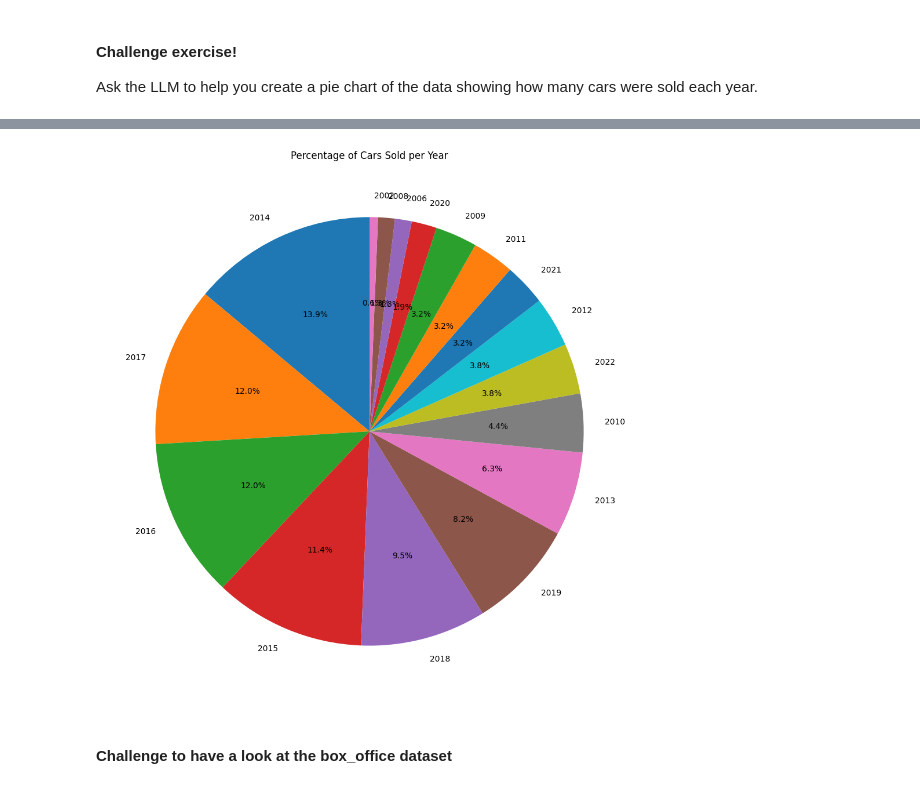
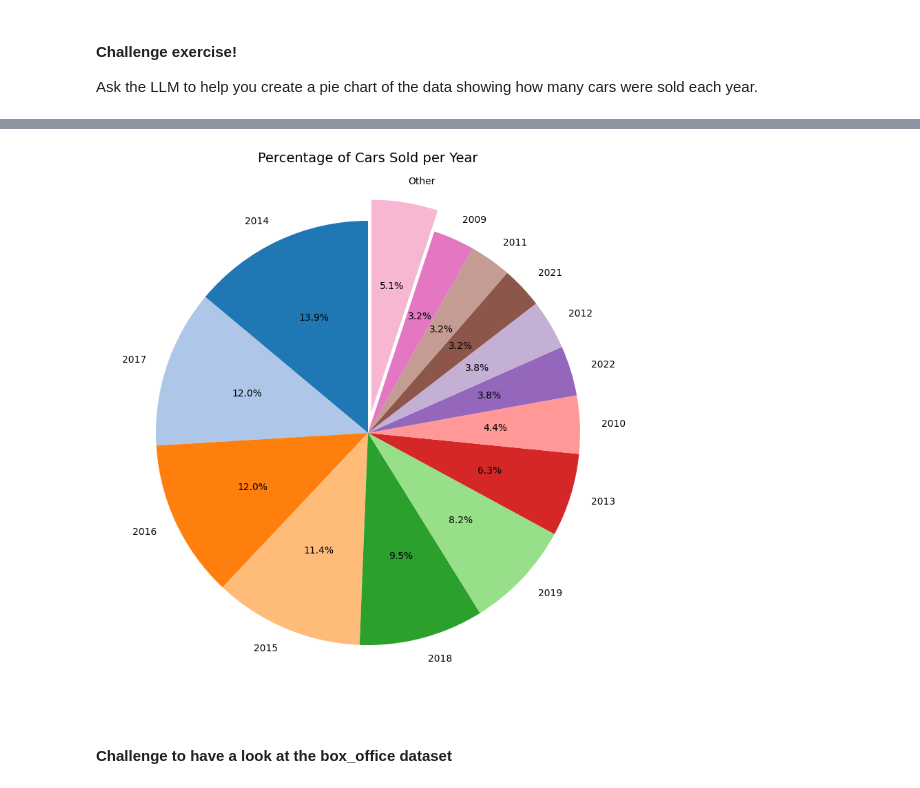
Before and after one commit to 16032022/DeepLearningAI-OpenAI-projects, a Jupyter notebook: AI-Python-Extending-Python-with-Packages-and-API/Using-Third_Party-Packages/Using_third_party_packages.ipynb, the cells around one changed output, grey strips where cells are left out. Cells and saved outputs as stored; diff of their text form; code cells hidden in the pictures.

```diff
--- a/AI-Python-Extending-Python-with-Packages-and-API/Using-Third_Party-Packages/Using_third_party_packages.ipynb
+++ b/AI-Python-Extending-Python-with-Packages-and-API/Using-Third_Party-Packages/Using_third_party_packages.ipynb
@@ -317,17 +288,30 @@ plt.show()
-# %%
-import matplotlib.pyplot as plt
-
-# Count the number of cars per year
-year_counts = data['Year'].value_counts()
-
-# Increase the size of the pie chart
-plt.figure(figsize=(12,12)) #Adjust the figure size (width, height)
-
-# Plot the pie chart
-plt.pie(year_counts, labels=year_counts.index, autopct='%1.1f%%', startangle=90)
-plt.title('Percentage of Cars Sold per Year')
-plt.show()
-# %% [output]
-[figure, removed]
+# %%
+# import matplotlib.pyplot as plt
+
+# Count the number of cars per year
+year_counts = data['Year'].value_counts()
+
+# Create a threshold to group smaller segments into "Other"
+threshold = 3  # Minimum percentage to keep separate
+total = year_counts.sum()
+filtered_counts = year_counts[year_counts / total * 100 >= threshold]
+other_count = year_counts[year_counts / total * 100 < threshold].sum()
+
+# Add the "Other" category if applicable
+if other_count > 0:
+    filtered_counts['Other'] = other_count
+
+# Define a color palette and exploding effect
+colors = plt.cm.tab20.colors  # Use a predefined colormap for clarity
+explode = [0.1 if label == 'Other' else 0 for label in filtered_counts.index]  # Highlight "Other"
+
+# Plot the improved pie chart
+plt.figure(figsize=(10, 10))
+plt.pie(filtered_counts, labels=filtered_counts.index, autopct='%1.1f%%', startangle=90,
+        colors=colors[:len(filtered_counts)], explode=explode, textprops={'fontsize': 10})
+plt.title('Percentage of Cars Sold per Year', fontsize=14)
+plt.show()
+# %% [output]
+[figure, added]
 # %% [markdown]
 #### Challenge to have a look at the box_office dataset
```
Also changed, not shown: parts of 5 cells of this notebook, 4 other files.
